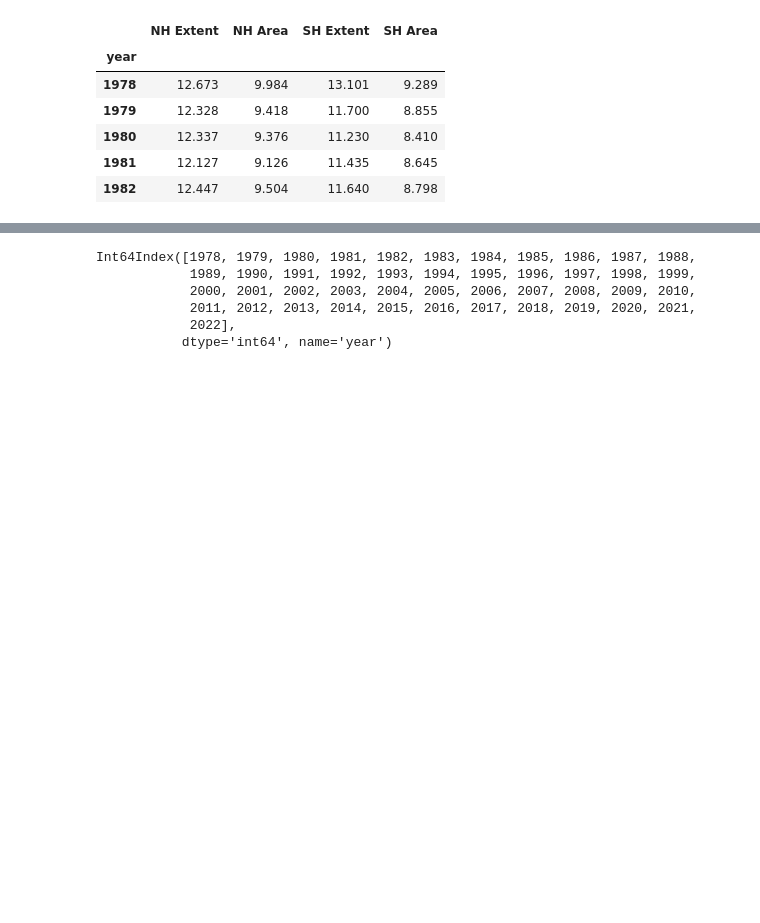
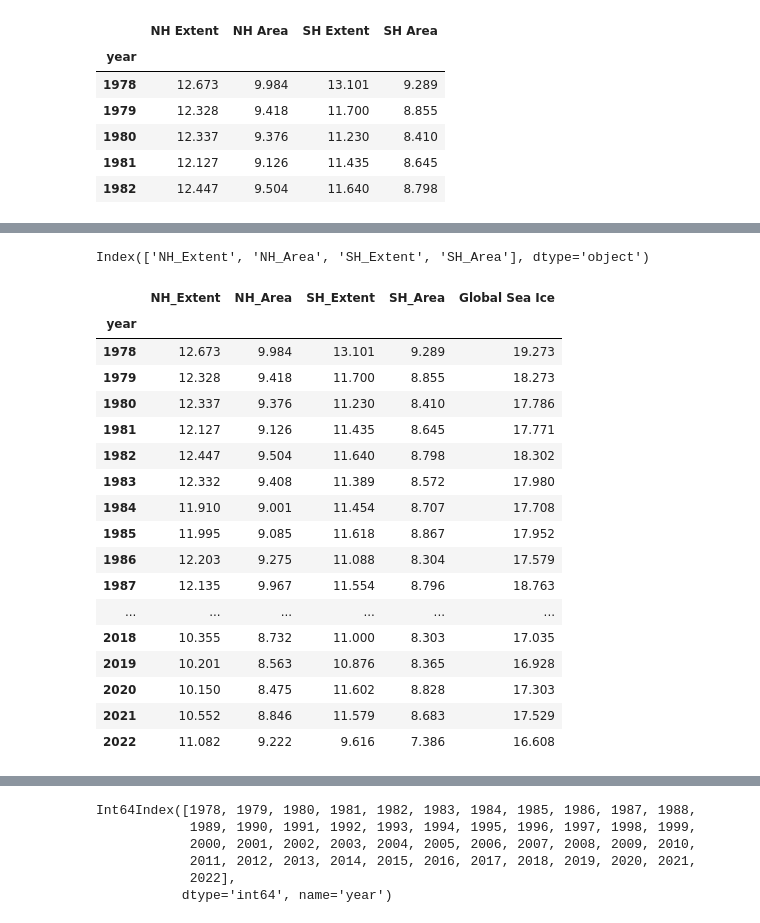
Before and after one commit to manjamcmills/global_warming, a Jupyter notebook: sea_ice.ipynb, the cells around one changed output, grey strips where cells are left out. Saved outputs shown, nothing was run; the diff lists cells and outputs as text; code cells hidden in the pictures; blank space fills up the shorter version.

```diff
--- a/sea_ice.ipynb
+++ b/sea_ice.ipynb
@@ -225,0 +234,3 @@ sea_ice_annual_merged.head()
+# %%
+sea_ice = sea_ice_annual_merged
+sea_ice
@@ -225,0 +256,3 @@ sea_ice_annual_merged.head()
+# %%
+sea_ice = sea_ice.rename(columns = {'NH Extent':'NH_Extent', 'NH Area':'NH_Area', 'SH Extent':'SH_Extent', 'SH Area':'SH_Area'})
+sea_ice
@@ -225,0 +278,27 @@ sea_ice_annual_merged.head()
+# %%
+sea_ice.columns
+# %% [output]
+Index(['NH_Extent', 'NH_Area', 'SH_Extent', 'SH_Area'], dtype='object')
+# %%
+sea_ice_global = sea_ice.copy()
+sea_ice_global['Global Sea Ice'] = sea_ice_global.loc['1978':'2022', ['NH_Area',  'SH_Area']].sum(axis=1)
+sea_ice_global
+# %% [output]
+|  | NH_Extent | NH_Area | SH_Extent | SH_Area | Global Sea Ice |
+| year |  |  |  |  |  |
+| 1978 | 12.673 | 9.984 | 13.101 | 9.289 | 19.273 |
+| 1979 | 12.328 | 9.418 | 11.700 | 8.855 | 18.273 |
+| 1980 | 12.337 | 9.376 | 11.230 | 8.410 | 17.786 |
+| 1981 | 12.127 | 9.126 | 11.435 | 8.645 | 17.771 |
+| 1982 | 12.447 | 9.504 | 11.640 | 8.798 | 18.302 |
+| 1983 | 12.332 | 9.408 | 11.389 | 8.572 | 17.980 |
+| 1984 | 11.910 | 9.001 | 11.454 | 8.707 | 17.708 |
+| 1985 | 11.995 | 9.085 | 11.618 | 8.867 | 17.952 |
+| 1986 | 12.203 | 9.275 | 11.088 | 8.304 | 17.579 |
+| 1987 | 12.135 | 9.967 | 11.554 | 8.796 | 18.763 |
+| ... | ... | ... | ... | ... | ... |
+| 2018 | 10.355 | 8.732 | 11.000 | 8.303 | 17.035 |
+| 2019 | 10.201 | 8.563 | 10.876 | 8.365 | 16.928 |
+| 2020 | 10.150 | 8.475 | 11.602 | 8.828 | 17.303 |
+| 2021 | 10.552 | 8.846 | 11.579 | 8.683 | 17.529 |
+| 2022 | 11.082 | 9.222 | 9.616 | 7.386 | 16.608 |
```
Also changed, not shown: parts of 16 cells of this notebook, 25 other files.
